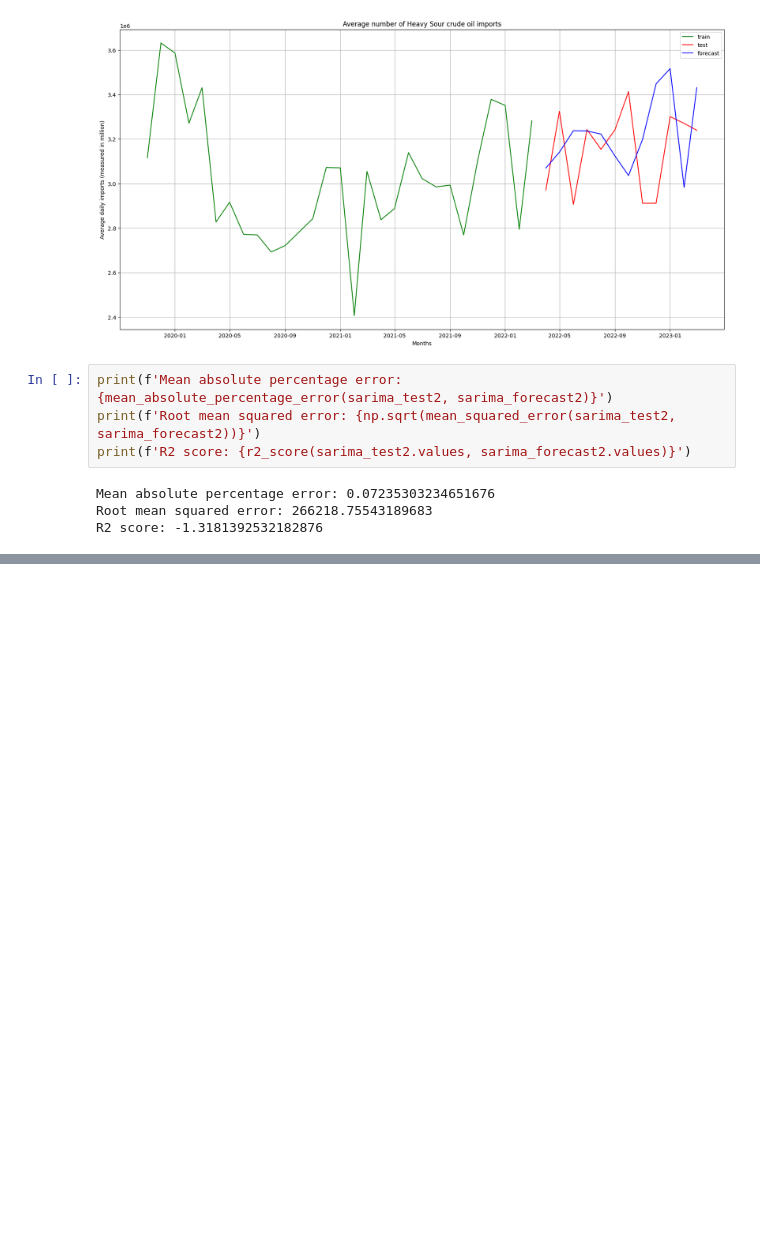
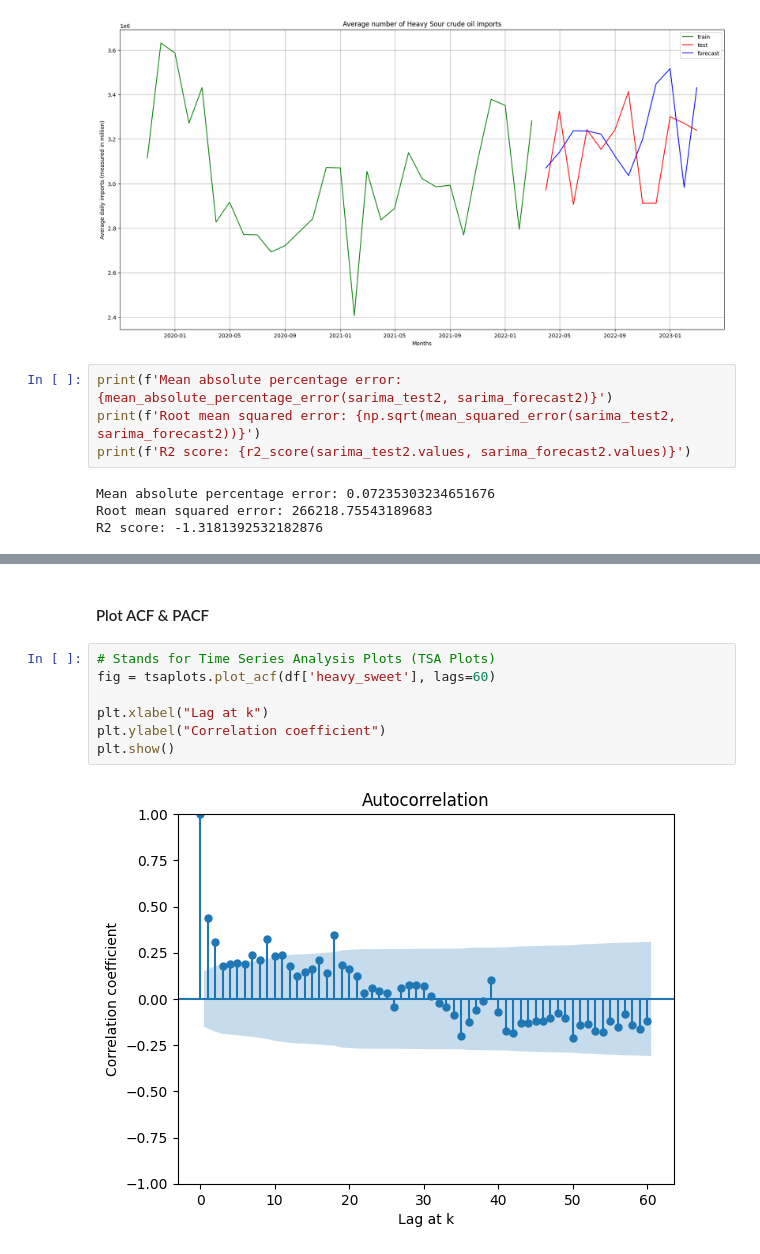
Before and after one commit to Erik-02/oil, a Jupyter notebook: Untitled2.ipynb, the cells around one changed output, grey strips where cells are left out. Saved outputs shown, nothing was run; the diff lists cells and outputs as text; blank space fills up the shorter version.

```diff
--- a/Untitled2.ipynb
+++ b/Untitled2.ipynb
@@ -493,0 +538,11 @@ R2 score: -1.3181392532182876
+# %% [markdown]
+#### Plot ACF & PACF
+# %%
+# Stands for Time Series Analysis Plots (TSA Plots)
+fig = tsaplots.plot_acf(df['heavy_sweet'], lags=60)
+
+plt.xlabel("Lag at k")
+plt.ylabel("Correlation coefficient")
+plt.show()
+# %% [output]
+[figure, added]
```
Also changed, not shown: parts of 35 cells of this notebook.
